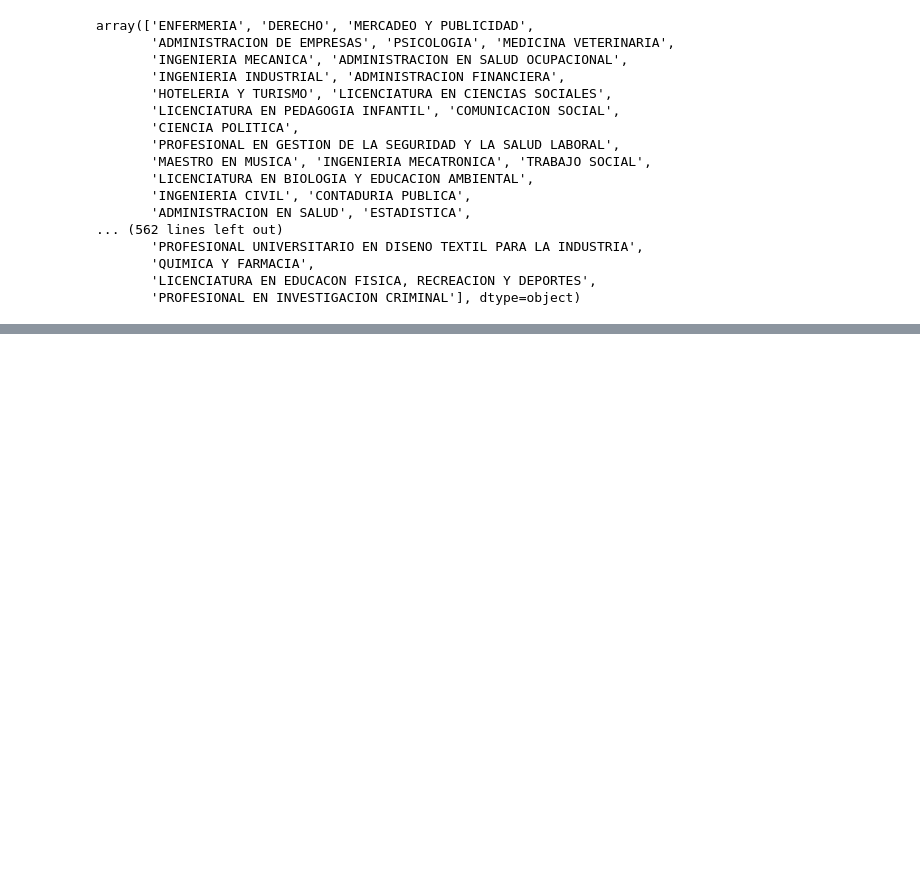
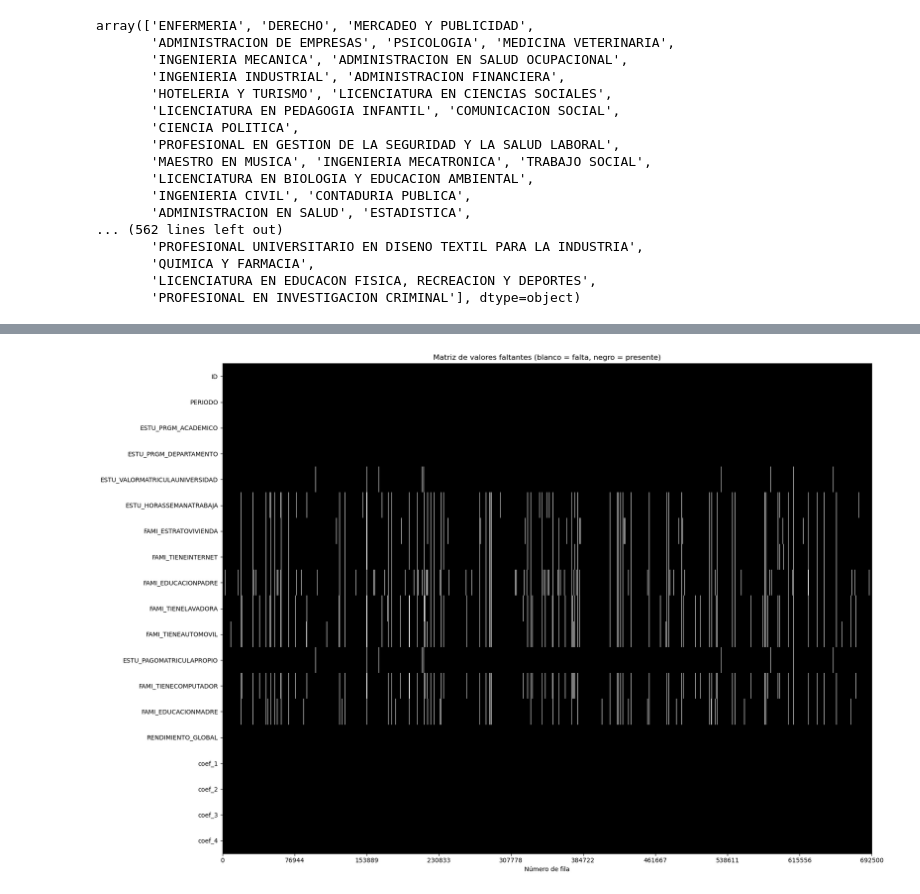
Before and after one commit to alejolop1/Proyecto-Introduccion-IA, a Jupyter notebook: 02 - preprocesado.ipynb, the cells around one changed output, grey strips where cells are left out. Cells and saved outputs as stored; diff of their text form; code cells hidden in the pictures; blank space fills up the shorter version.

Commit message:
se termina de realizar el preprocesado, incluyendo tratamiento de valores faltantes y codificación. Además de documentación de notebook

```diff
--- a/02 - preprocesado.ipynb
+++ b/02 - preprocesado.ipynb
@@ -499,0 +526,6 @@ Name: FAMI_ESTRATOVIVIENDA, dtype: int64
+# %%
+#Se selecciona columnas que se tienen en tipo objet (Si - No), para pasarlas en 1 ó 0
+cols_object = d.select_dtypes(include='object').columns
+cols_bool = cols_object.delete(5)
+cols_bool = cols_bool[2:]
+cols_bool
@@ -499,0 +543,6 @@ Name: FAMI_ESTRATOVIVIENDA, dtype: int64
+# %%
+d['ESTU_PAGOMATRICULAPROPIO'] = d['ESTU_PAGOMATRICULAPROPIO'].map({'Si': 1, 'No': 0})
+# %%
+for i in cols_bool:
+    d[str(i)] = d[str(i)].map({'Si': 1, 'No': 0})
+d.dtypes
@@ -499,0 +631,30 @@ Name: FAMI_ESTRATOVIVIENDA, dtype: int64
+# %%
+#Matriz para visualizar datos faltantes en todo el dataframe
+def plot_missing_matrix(df):
+    """
+    Visualiza los valores faltantes en un DataFrame como una matriz,
+    donde los valores faltantes se ven blancos y los presentes se ven negros.
+    """
+    fig, ax = plt.subplots(figsize=(18, 12))
+
+    # Creamos la matriz: 1 si el valor está presente, 0 si falta
+    not_missing = (~df.isna()).values.astype(int)
+
+    # Visualizamos: 1 (presente) = negro, 0 (faltante) = blanco
+    ax.imshow(not_missing.T, cmap='binary', aspect='auto', interpolation='none')
+
+    # Etiquetas de columnas
+    ax.set_yticks(np.arange(df.shape[1]))
+    ax.set_yticklabels(df.columns)
+
+    # Etiquetas de filas espaciadas
+    ax.set_xticks(np.linspace(0, df.shape[0], 10))
+    ax.set_xlabel("Número de fila")
+    ax.set_title("Matriz de valores faltantes (blanco = falta, negro = presente)")
+
+    plt.tight_layout()
+    plt.show()
+# %%
+plot_missing_matrix(d)
+# %% [output]
+[figure, added]
```
Also changed, not shown: parts of 68 cells of this notebook.
